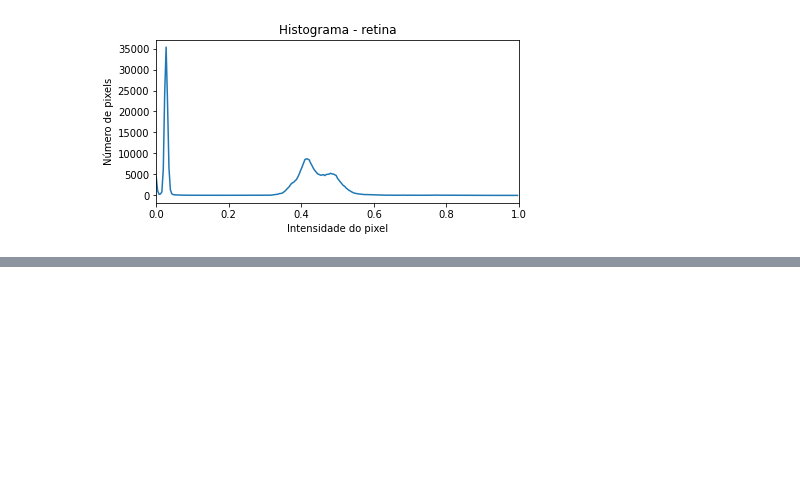
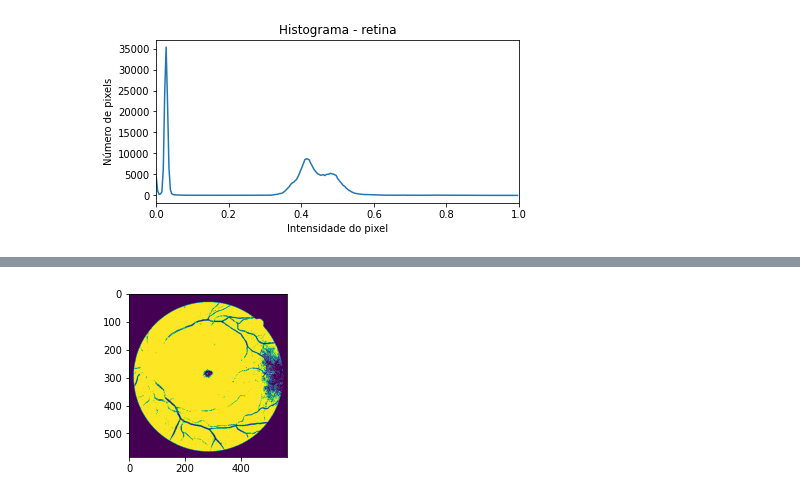
Before and after one commit to CarlosEstellita/Image-Processing-First-Steps, a Jupyter notebook: First Steps/Medical Images - Thresholding/BásicoDoBásico_Threshold_pt2.ipynb, the cells around one changed output, grey strips where cells are left out. Cells and saved outputs as stored; diff of their text form; code cells hidden in the pictures; blank space fills up the shorter version.

```diff
--- a/First Steps/Medical Images - Thresholding/BásicoDoBásico_Threshold_pt2.ipynb
+++ b/First Steps/Medical Images - Thresholding/BásicoDoBásico_Threshold_pt2.ipynb
@@ -120,0 +142,6 @@ ax[2].set_title('Retina')'''
+# %%
+thresh1 = threshold_otsu(img_retina_gray_rescaled)
+binary3_2 = img_retina_gray_rescaled > thresh1
+imgplot = plt.imshow(binary3_2)
+# %% [output]
+[figure, added]
```
Also changed, not shown: parts of 16 cells of this notebook.
